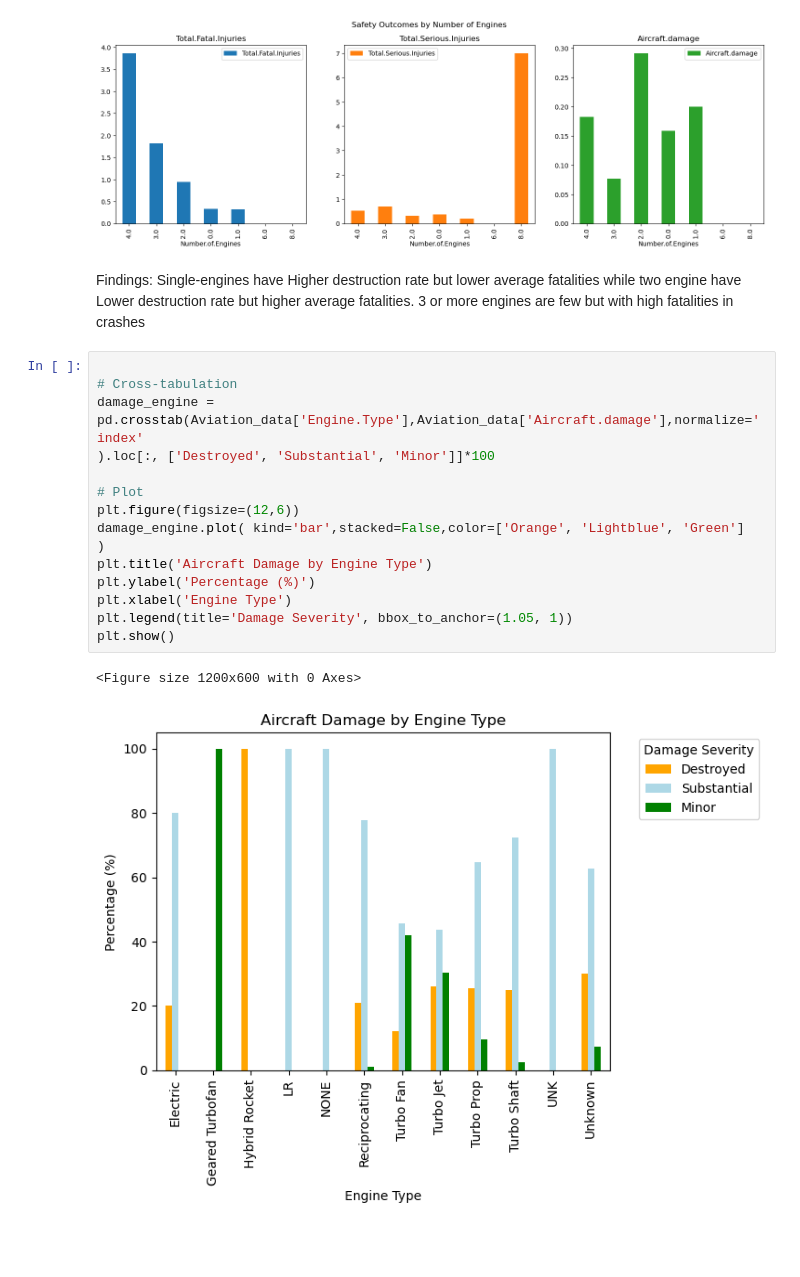
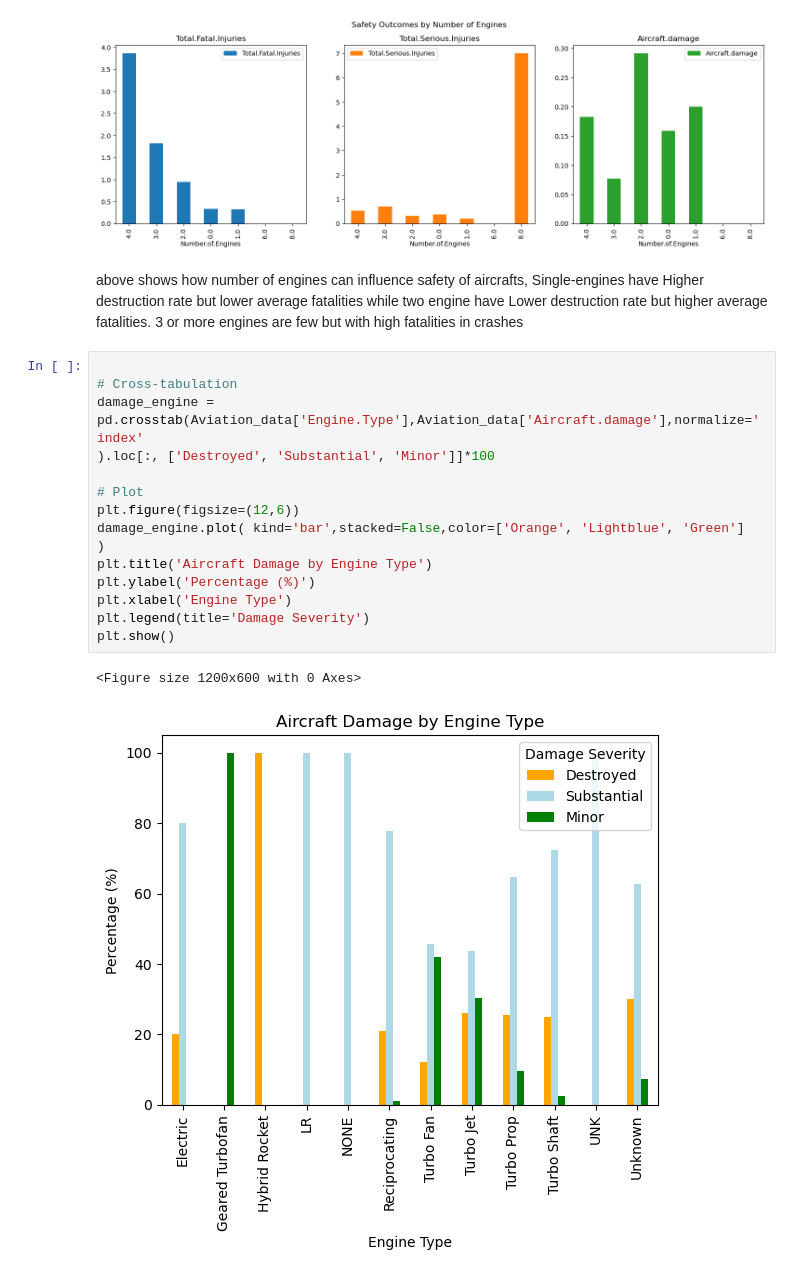
Before and after one commit to Mathews-Odongo/dsc-phase-1-project-v3, a Jupyter notebook: student.ipynb, the cells around one changed output. Saved outputs shown, nothing was run; the diff lists cells and outputs as text; blank space fills up the shorter version.

```diff
--- a/student.ipynb
+++ b/student.ipynb
@@ -208,23 +193,23 @@ plt.show()
 # %% [output]
 [figure]
 # %% [markdown]
-Findings:
-Single-engines have  Higher destruction rate but lower average fatalities while two engine have Lower destruction rate but higher average fatalities. 3 or more engines are few but with high fatalities in crashes
+
+above shows how number of engines can influence safety of aircrafts, Single-engines have Higher destruction rate but lower average fatalities while two engine have Lower destruction rate but higher average fatalities. 3 or more engines are few but with high fatalities in crashes
 # %%
 
 # Cross-tabulation
 damage_engine = pd.crosstab(Aviation_data['Engine.Type'],Aviation_data['Aircraft.damage'],normalize='index'
 ).loc[:, ['Destroyed', 'Substantial', 'Minor']]*100
 
 # Plot
 plt.figure(figsize=(12,6))
 damage_engine.plot( kind='bar',stacked=False,color=['Orange', 'Lightblue', 'Green']
 )
 plt.title('Aircraft Damage by Engine Type')
 plt.ylabel('Percentage (%)')
 plt.xlabel('Engine Type')
-plt.legend(title='Damage Severity', bbox_to_anchor=(1.05, 1))
+plt.legend(title='Damage Severity')
 plt.show()
 # %% [output]
 <Figure size 1200x600 with 0 Axes>
-[figure, old version]
+[figure, new version]
```
Also changed, not shown: parts of 10 cells of this notebook.
